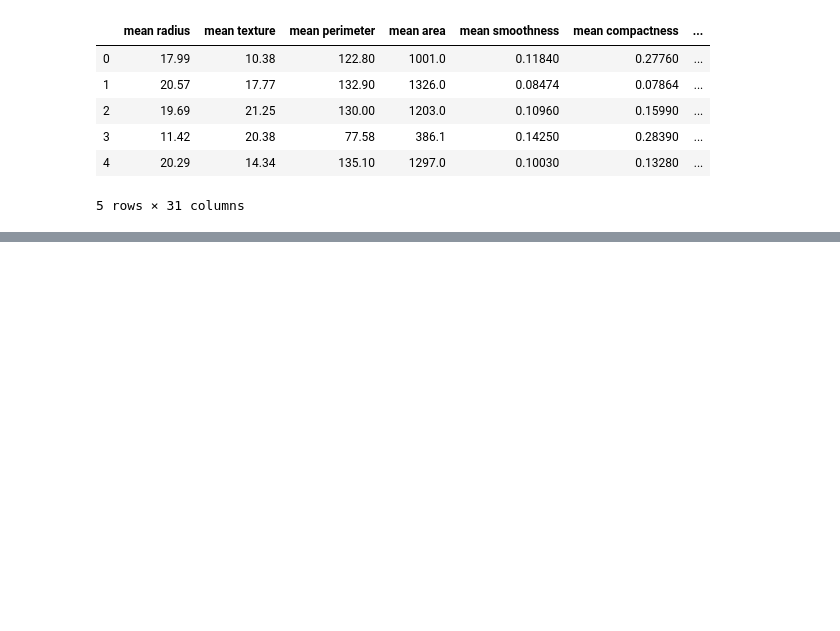
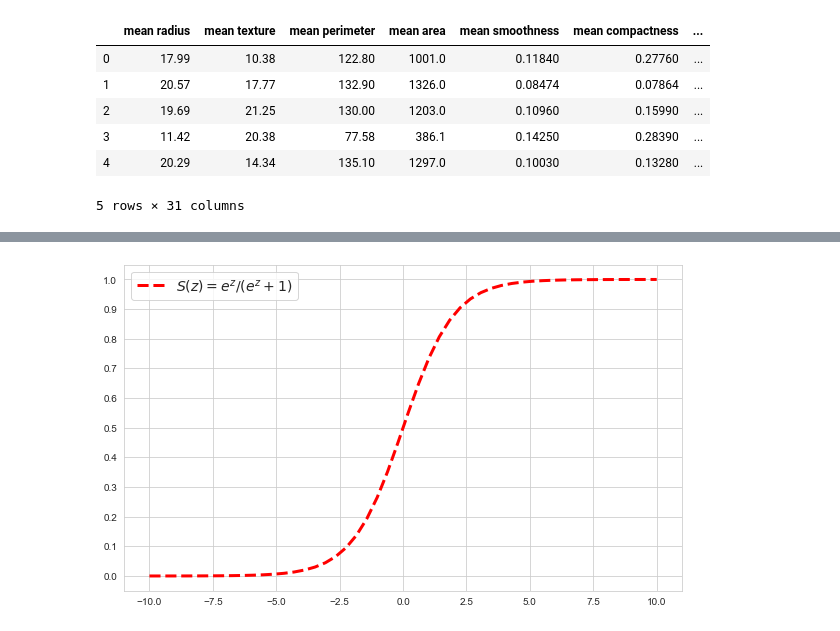
Before and after one commit to jkstarling/MA477-copy, a Jupyter notebook: MA477 - Theory and Applications of Data Science/Lessons/Lesson 11 - Logistic Regression/Lesson 11 - LogisticRegression.ipynb, the cells around one changed output, grey strips where cells are left out. Saved outputs shown, nothing was run; the diff lists cells and outputs as text; code cells hidden in the pictures; blank space fills up the shorter version.

```diff
--- a/MA477 - Theory and Applications of Data Science/Lessons/Lesson 11 - Logistic Regression/Lesson 11 - LogisticRegression.ipynb
+++ b/MA477 - Theory and Applications of Data Science/Lessons/Lesson 11 - Logistic Regression/Lesson 11 - LogisticRegression.ipynb
@@ -332,0 +355,16 @@ The values of $p(X)$ will be between $0$ and $1$. So, for example, we may predic
+# %%
+def sigmoid(z):
+    return 1/(1+np.exp(-z))
+# %%
+sns.set_style('whitegrid')
+plt.figure(figsize=(10,6))
+
+z=np.linspace(-10,10,50)
+
+plt.yticks(np.arange(0,1.01,0.1))
+
+plt.plot(z,sigmoid(z), 'r--', lw=3, label='$S(z)=e^z / (e^z+1)$')
+plt.legend(fontsize=14)
+plt.show()
+# %% [output]
+[figure, added]
```
Also changed, not shown: parts of 24 cells of this notebook.
